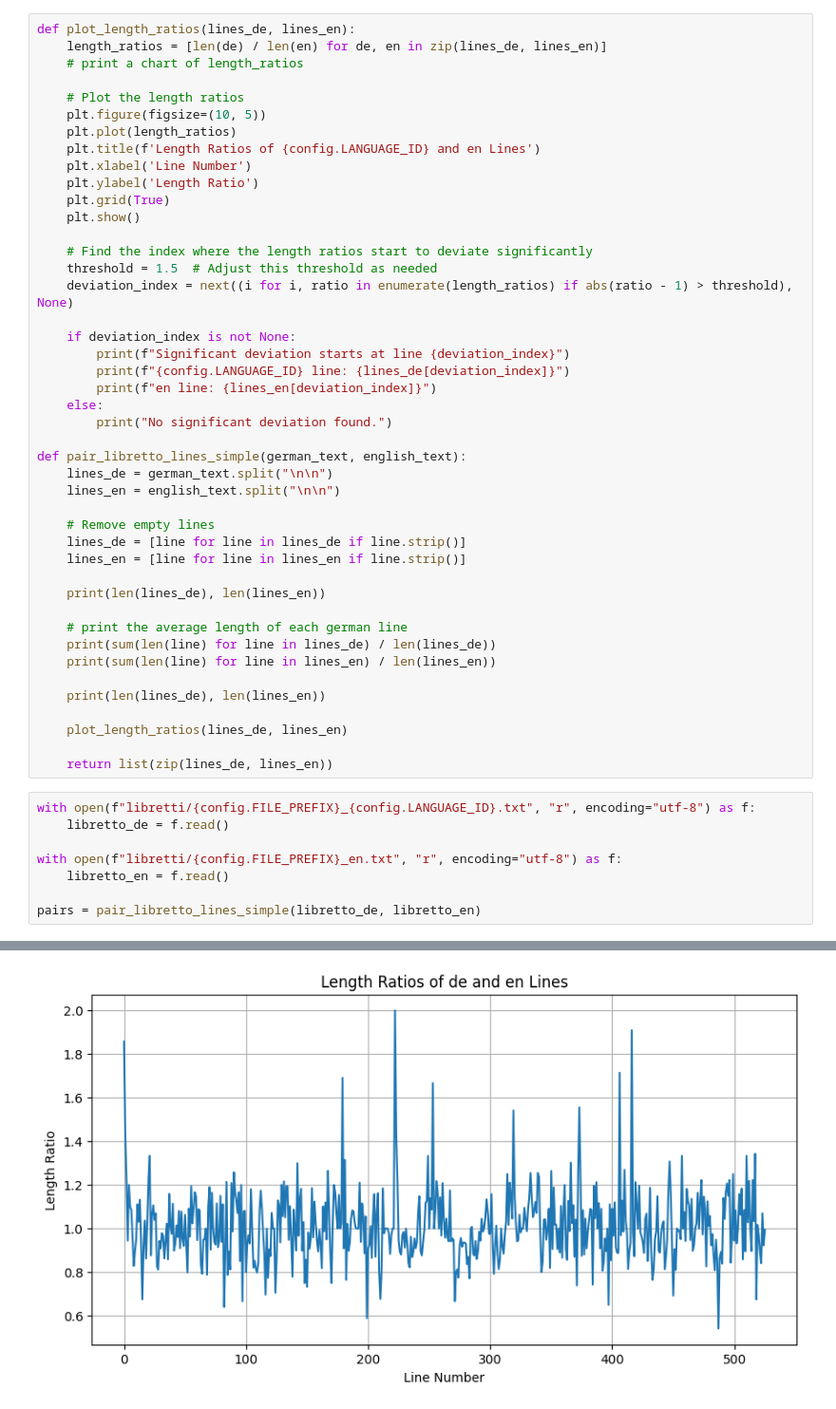
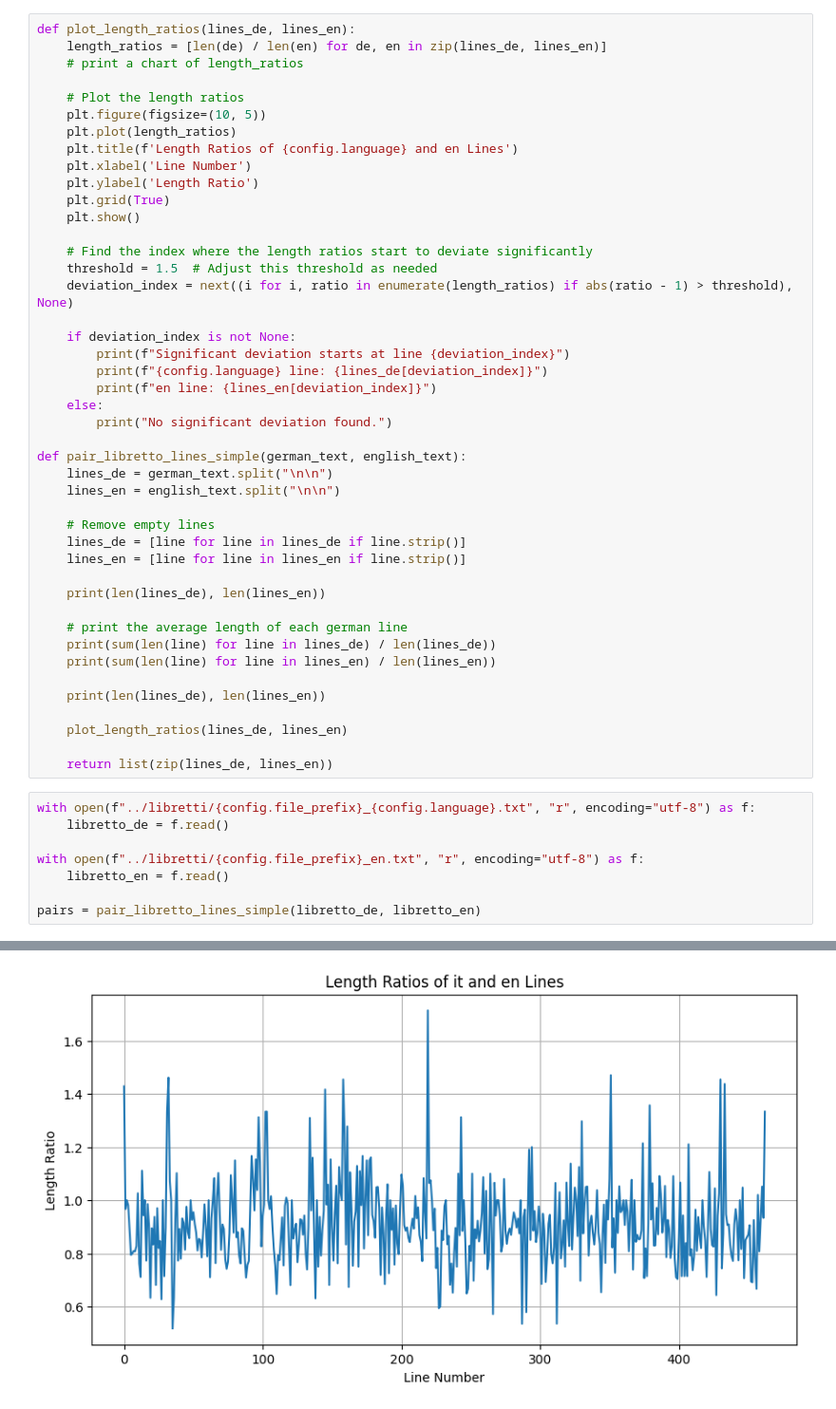
Before and after one commit to jagilley/kunstwerk, a Jupyter notebook: notebooks/libretto_check.ipynb, the cells around one changed output, grey strips where cells are left out. Shown: that part at 95% size. Drawn from its saved outputs; the diff is of its cells as text.

```diff
--- a/notebooks/libretto_check.ipynb
+++ b/notebooks/libretto_check.ipynb
@@ -25,7 +22,7 @@ def plot_length_ratios(lines_de, lines_en):
     # Plot the length ratios
     plt.figure(figsize=(10, 5))
     plt.plot(length_ratios)
-    plt.title(f'Length Ratios of {config.LANGUAGE_ID} and en Lines')
+    plt.title(f'Length Ratios of {config.language} and en Lines')
     plt.xlabel('Line Number')
     plt.ylabel('Length Ratio')
     plt.grid(True)
@@ -37,7 +34,7 @@ def plot_length_ratios(lines_de, lines_en):
 
     if deviation_index is not None:
         print(f"Significant deviation starts at line {deviation_index}")
-        print(f"{config.LANGUAGE_ID} line: {lines_de[deviation_index]}")
+        print(f"{config.language} line: {lines_de[deviation_index]}")
         print(f"en line: {lines_en[deviation_index]}")
     else:
         print("No significant deviation found.")
@@ -62,10 +59,10 @@ def pair_libretto_lines_simple(german_text, english_text):
 
     return list(zip(lines_de, lines_en))
 # %%
-with open(f"libretti/{config.FILE_PREFIX}_{config.LANGUAGE_ID}.txt", "r", encoding="utf-8") as f:
+with open(f"../libretti/{config.file_prefix}_{config.language}.txt", "r", encoding="utf-8") as f:
     libretto_de = f.read()
 
-with open(f"libretti/{config.FILE_PREFIX}_en.txt", "r", encoding="utf-8") as f:
+with open(f"../libretti/{config.file_prefix}_en.txt", "r", encoding="utf-8") as f:
     libretto_en = f.read()
 
 pairs = pair_libretto_lines_simple(libretto_de, libretto_en)
@@ -77,2 +74,2 @@ pairs = pair_libretto_lines_simple(libretto_de, libretto_en)
-[figure, old version]
+[figure, new version]
 No significant deviation found.
```
Also changed, not shown: parts of 3 cells of this notebook, 3 other files.
